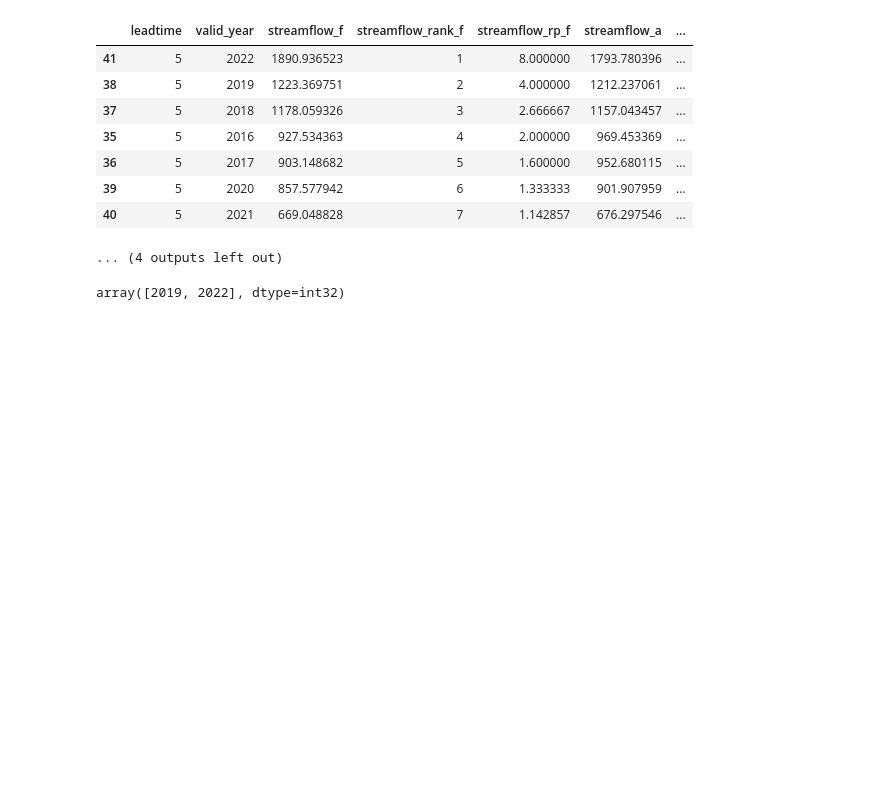
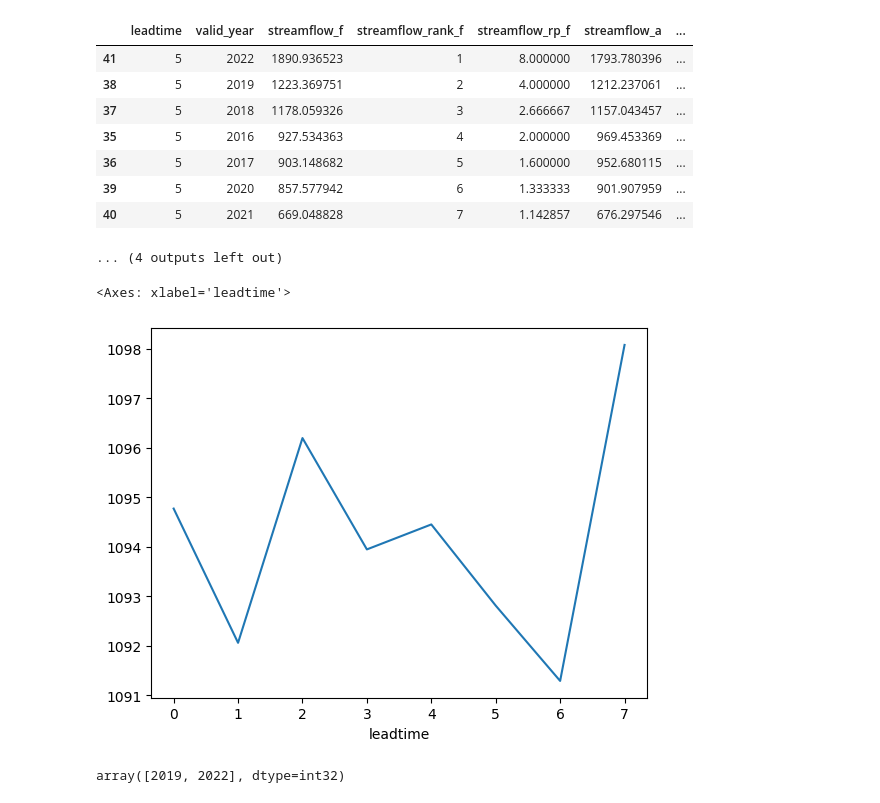
Before and after one commit to OCHA-DAP/ds-aa-nga-flooding, a Jupyter notebook: exploration/2025/grrr_forecast.ipynb, the cells around one changed output. Saved outputs shown, nothing was run; the diff lists cells and outputs as text; code cells hidden in the pictures; blank space fills up the shorter version.

```diff
--- a/exploration/2025/grrr_forecast.ipynb
+++ b/exploration/2025/grrr_forecast.ipynb
@@ -187,6 +187,11 @@ for lt, group in df_compare.groupby("leadtime"):
 | 39 | 5 | 2020 | 857.577942 | 6 | 1.333333 | 901.907959 | ... |
 | 40 | 5 | 2021 | 669.048828 | 7 | 1.142857 | 676.297546 | ... |
 ... (4 outputs left out)
+# %%
+df_compare.groupby("leadtime").mean()["streamflow_f"].plot()
+# %% [output]
+<Axes: xlabel='leadtime'>
+[figure, added]
 # %%
 thresh_ra = 1212
 # %%
```
Also changed, not shown: parts of 1 cell of this notebook, 3 other files.
